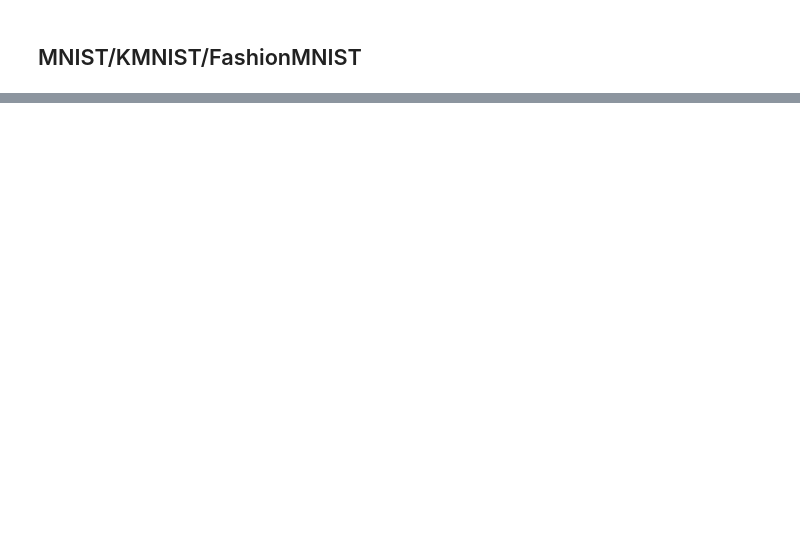
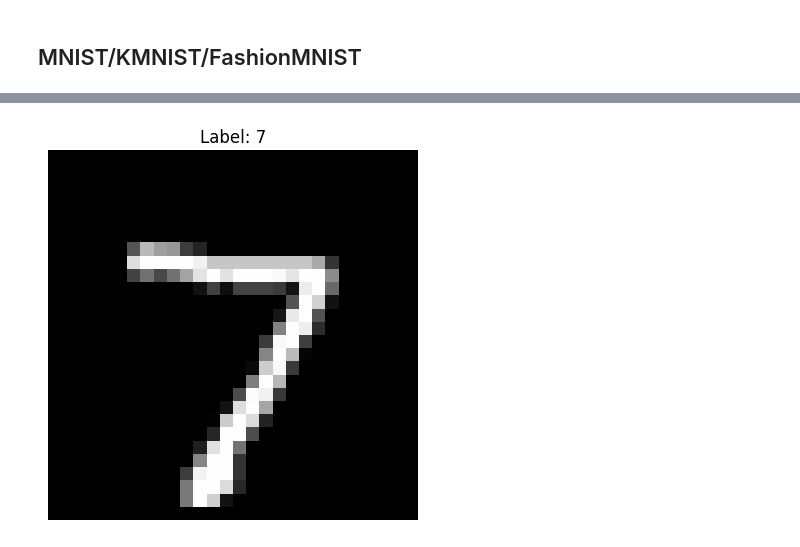
Before and after one commit to JaJuanBrown/VariationalInformationPursuit, a Jupyter notebook: pretrain/loading.ipynb, the cells around one changed output, grey strips where cells are left out. Drawn from its saved outputs; the diff is of its cells as text; code cells hidden in the pictures; blank space fills up the shorter version.

```diff
--- a/pretrain/loading.ipynb
+++ b/pretrain/loading.ipynb
@@ -74,0 +68,7 @@ net.load_state_dict(ckpt)
+# %%
+#Visualizing the image
+plt.imshow(image.squeeze(), cmap="gray")
+plt.title(f"Label: {label}")
+plt.axis("off");
+# %% [output]
+[figure, added]
```
Also changed, not shown: parts of 23 cells of this notebook.
